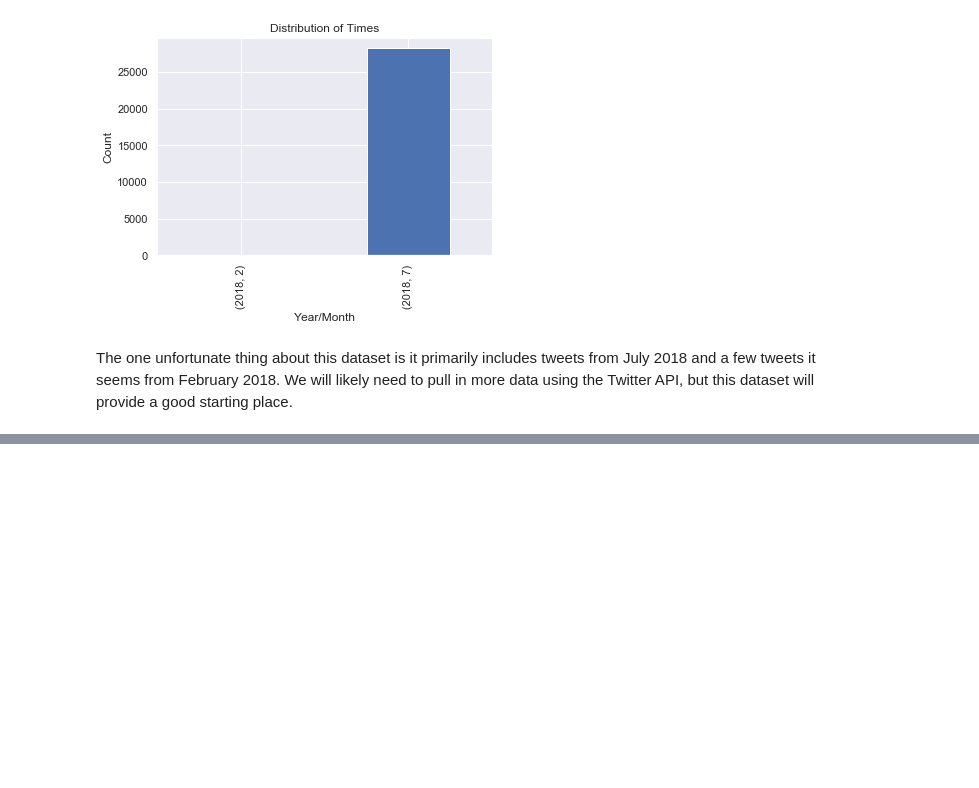
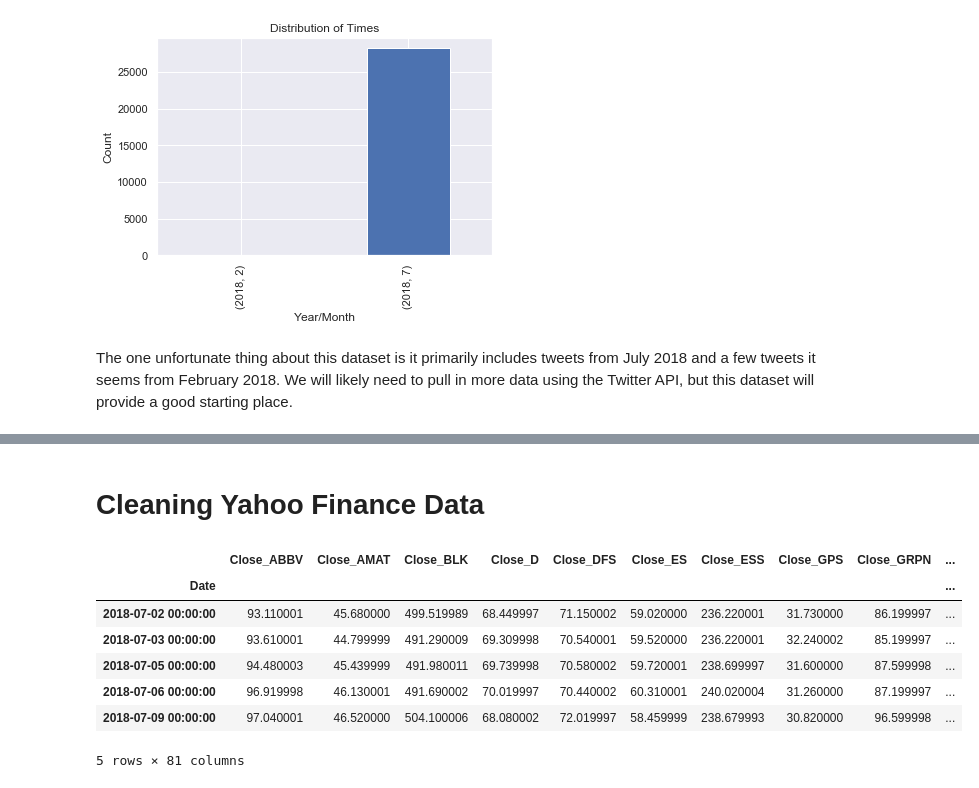
Before and after one commit to gilaniasher/sentiment-driven-market-analysis, a Jupyter notebook: results.ipynb, the cells around one changed output, grey strips where cells are left out. Saved outputs shown, nothing was run; the diff lists cells and outputs as text; code cells hidden in the pictures; blank space fills up the shorter version.

```diff
--- a/results.ipynb
+++ b/results.ipynb
@@ -86,0 +117,22 @@ Name: symbols, Length: 453, dtype: int64
+# %% [markdown]
+# Cleaning Yahoo Finance Data
+# %%
+# Only want Open, Close, and Volume. Drop the rest
+stocks_df.drop(['Adj Close', 'Low', 'High'], axis=1, inplace=True)
+
+# Columns are multi-indexed, so flatten this
+stocks_df.columns = ['_'.join(multi_col) for multi_col in stocks_df.columns]
+
+# Drop FOX, OMG, and ARNC cols since we weren't able to get data for them
+stocks_df.drop(list(stocks_df.filter(regex='(FOX)|(OMG)|(ARNC)$')), axis=1, inplace=True)
+
+stocks_df.head()
+# %% [output]
+|  | Close_ABBV | Close_AMAT | Close_BLK | Close_D | Close_DFS | Close_ES | Close_ESS | Close_GPS | Close_GRPN | ... |
+| Date |  |  |  |  |  |  |  |  |  | ... |
+| 2018-07-02 00:00:00 | 93.110001 | 45.680000 | 499.519989 | 68.449997 | 71.150002 | 59.020000 | 236.220001 | 31.730000 | 86.199997 | ... |
+| 2018-07-03 00:00:00 | 93.610001 | 44.799999 | 491.290009 | 69.309998 | 70.540001 | 59.520000 | 236.220001 | 32.240002 | 85.199997 | ... |
+| 2018-07-05 00:00:00 | 94.480003 | 45.439999 | 491.980011 | 69.739998 | 70.580002 | 59.720001 | 238.699997 | 31.600000 | 87.599998 | ... |
+| 2018-07-06 00:00:00 | 96.919998 | 46.130001 | 491.690002 | 70.019997 | 70.440002 | 60.310001 | 240.020004 | 31.260000 | 87.199997 | ... |
+| 2018-07-09 00:00:00 | 97.040001 | 46.520000 | 504.100006 | 68.080002 | 72.019997 | 58.459999 | 238.679993 | 30.820000 | 96.599998 | ... |
+5 rows × 81 columns
```
Also changed, not shown: parts of 21 cells of this notebook, 1 other file.
